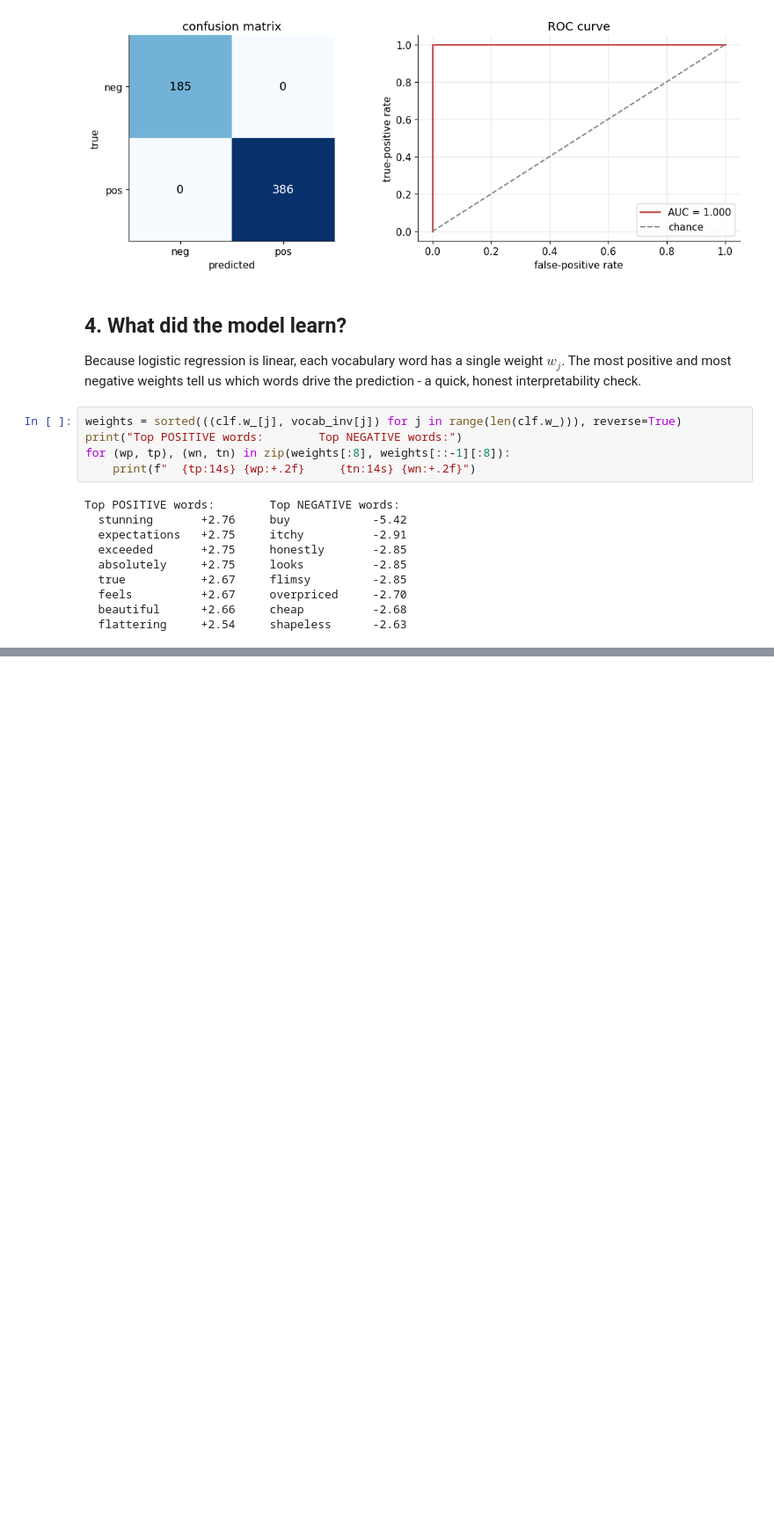
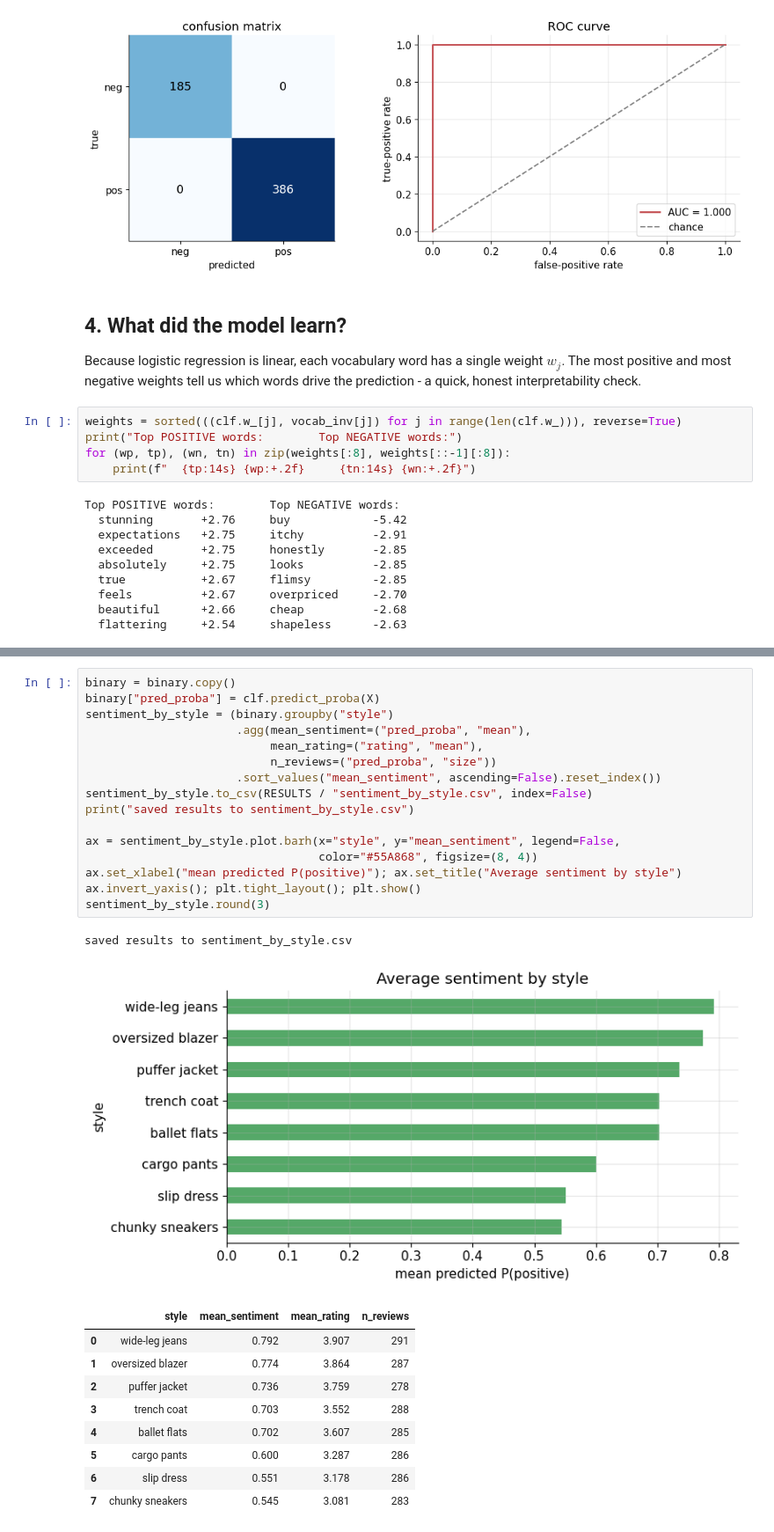
Before and after one commit to radostinaaa/trend-forecasting, a Jupyter notebook: 02_text_classification.ipynb, the cells around one changed output, grey strips where cells are left out. Shown at 88% size. Saved outputs shown, nothing was run; the diff lists cells and outputs as text; blank space fills up the shorter version.

Commit message:
sentiment per style, calibration and decision threshold

```diff
--- a/02_text_classification.ipynb
+++ b/02_text_classification.ipynb
@@ -263,0 +268,28 @@ Top POSITIVE words:        Top NEGATIVE words:
+# %%
+binary = binary.copy()
+binary["pred_proba"] = clf.predict_proba(X)
+sentiment_by_style = (binary.groupby("style")
+                      .agg(mean_sentiment=("pred_proba", "mean"),
+                           mean_rating=("rating", "mean"),
+                           n_reviews=("pred_proba", "size"))
+                      .sort_values("mean_sentiment", ascending=False).reset_index())
+sentiment_by_style.to_csv(RESULTS / "sentiment_by_style.csv", index=False)
+print("saved results to sentiment_by_style.csv")
+
+ax = sentiment_by_style.plot.barh(x="style", y="mean_sentiment", legend=False,
+                                  color="#55A868", figsize=(8, 4))
+ax.set_xlabel("mean predicted P(positive)"); ax.set_title("Average sentiment by style")
+ax.invert_yaxis(); plt.tight_layout(); plt.show()
+sentiment_by_style.round(3)
+# %% [output]
+saved results to sentiment_by_style.csv
+[figure, added]
+|  | style | mean_sentiment | mean_rating | n_reviews |
+| 0 | wide-leg jeans | 0.792 | 3.907 | 291 |
+| 1 | oversized blazer | 0.774 | 3.864 | 287 |
+| 2 | puffer jacket | 0.736 | 3.759 | 278 |
+| 3 | trench coat | 0.703 | 3.552 | 288 |
+| 4 | ballet flats | 0.702 | 3.607 | 285 |
+| 5 | cargo pants | 0.600 | 3.287 | 286 |
+| 6 | slip dress | 0.551 | 3.178 | 286 |
+| 7 | chunky sneakers | 0.545 | 3.081 | 283 |
```
Also changed, not shown: parts of 5 cells of this notebook, 1 other file.
